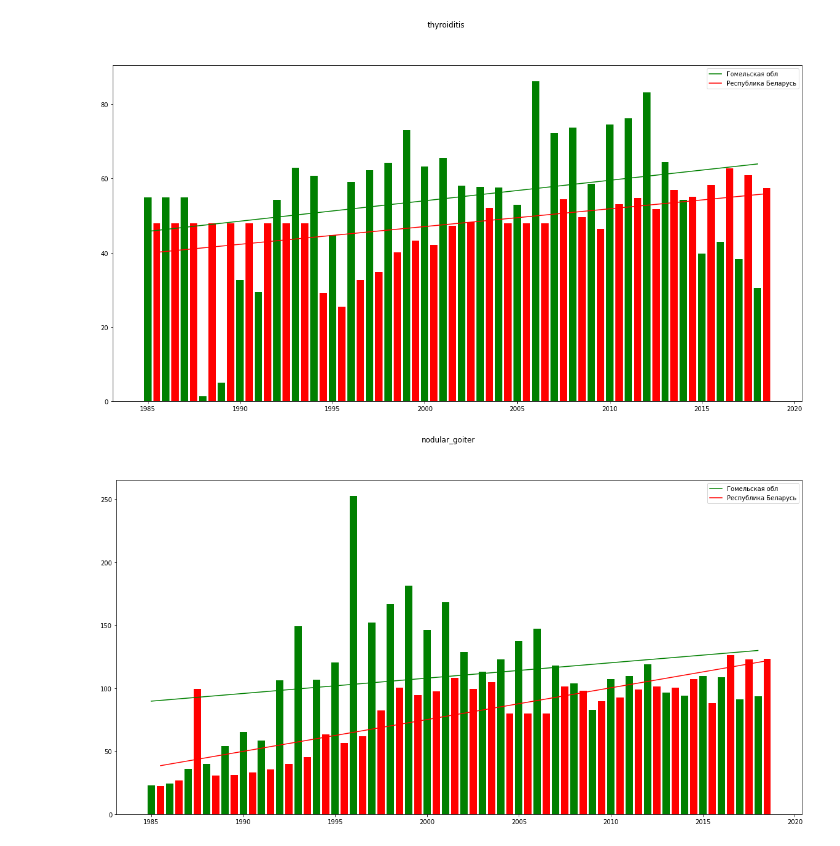
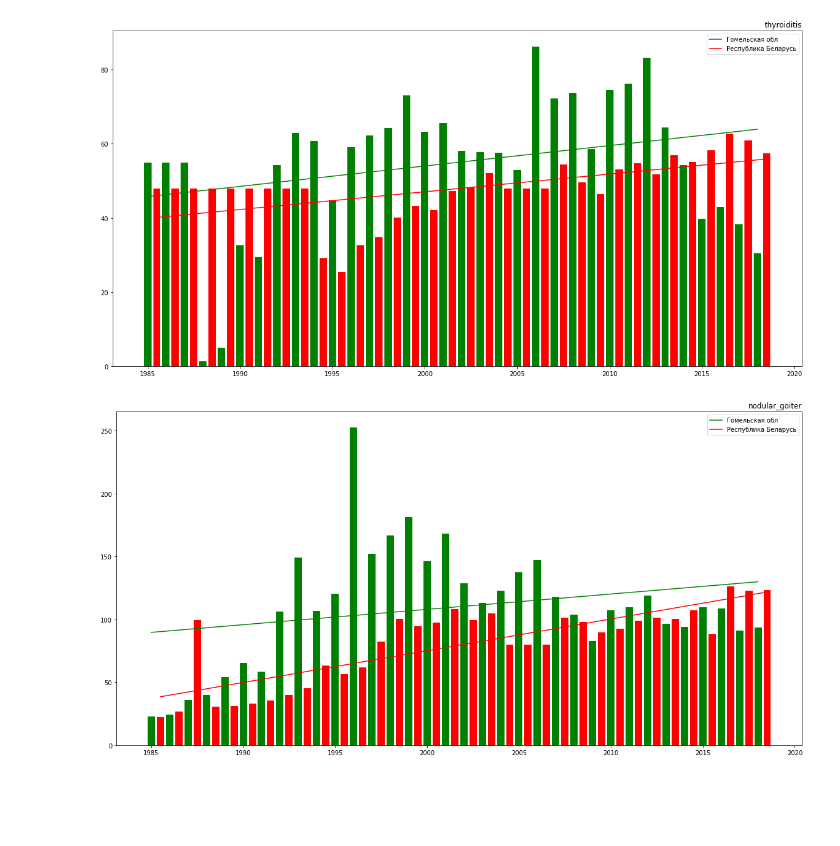
Before and after one commit to iharh/prj, a Jupyter notebook: py/thyroid/thyroid.ipynb, the cells around one changed output. Drawn from its saved outputs; the diff is of its cells as text; code cells hidden in the pictures; blank space fills up the shorter version.

```diff
--- a/py/thyroid/thyroid.ipynb
+++ b/py/thyroid/thyroid.ipynb
@@ -18,33 +18,33 @@ def drawPict(name):
     year    = thy.iloc[:,0].values
     oblData = thy.iloc[:,1].values
     rbData  = thy.iloc[:,2].values
 
     fitOblParams, _ = curve_fit(approxLinear, year, oblData)
     fitRbParams, _ = curve_fit(approxLinear, year, rbData)
     fitOblData      = approxLinear(year, *fitOblParams)
     fitRbData      = approxLinear(year, *fitRbParams)
 
     fig, subp = plt.subplots(figsize=(20, 10))
 
     subp.bar(year, oblData, width=0.4, color='g', align='center')
     subp.plot(year, fitOblData, color='g')
 
     subp.bar(year+0.5, rbData, width=0.4, color='r', align='center')
     subp.plot(year+0.5, fitRbData, color='r')
 
     subp.legend(("Гомельская обл", "Республика Беларусь"))
 
-    plt.suptitle(name)
+    plt.title(label = name, loc = 'right')
     plt.show()
     fig.savefig(f'./out/{name}.png')
 
 drawPict('thyroiditis')
 drawPict('nodular_goiter')
 drawPict('endemic_goiter')
 drawPict('child_thyroiditis')
 drawPict('child_nodular_goiter')
 drawPict('child_endemic_goiter')
 drawPict('child_hypothyroidism')
 # %% [output]
-[figure, old version]
+[figure, new version]
-[figure, old version]
+[figure, new version]
```
Also changed, not shown: parts of 1 cell of this notebook.
